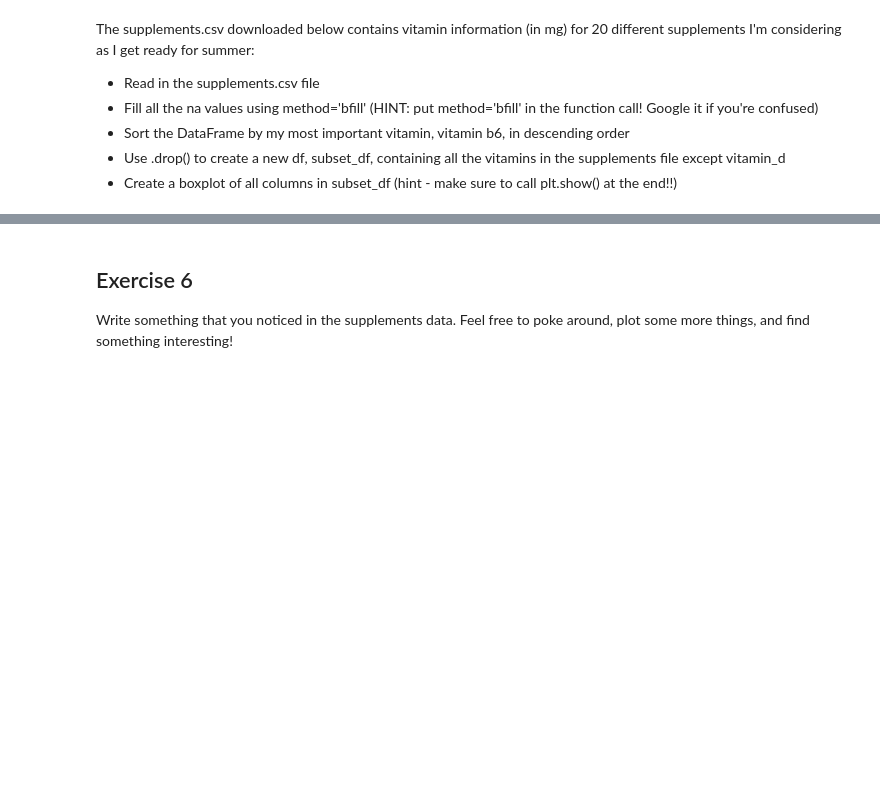
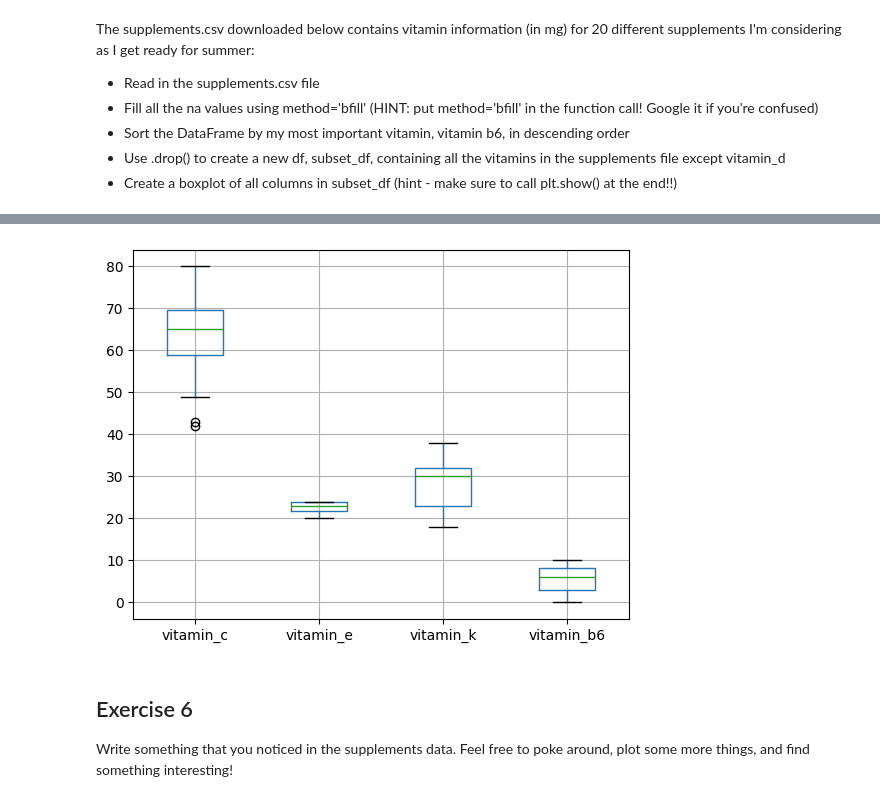
Before and after one commit to Tarotar30127/cs180, a Jupyter notebook: labs/03-pandas.ipynb, the cells around one changed output, grey strips where cells are left out. Cells and saved outputs as stored; diff of their text form; code cells hidden in the pictures; blank space fills up the shorter version.

```diff
--- a/labs/03-pandas.ipynb
+++ b/labs/03-pandas.ipynb
@@ -231,3 +273,13 @@ The supplements.csv downloaded below contains vitamin information (in mg) for 20
+# %%
+#Enter your code in here for question #5
+df = pd.read_csv('supplements.csv')
+df = df.bfill()
+df.sort_values(by='vitamin_b6', ascending=False, inplace=True)
+subset_df = df.drop(columns=['vitamin_d'])
+subset_df.boxplot()
+plt.show()
+# %% [output]
+[figure, added]
 # %% [markdown]
 ## Exercise 6
 Write something that you noticed in the supplements data. Feel free to poke around, plot some more things, and find something interesting!
```
Also changed, not shown: parts of 24 cells of this notebook.
